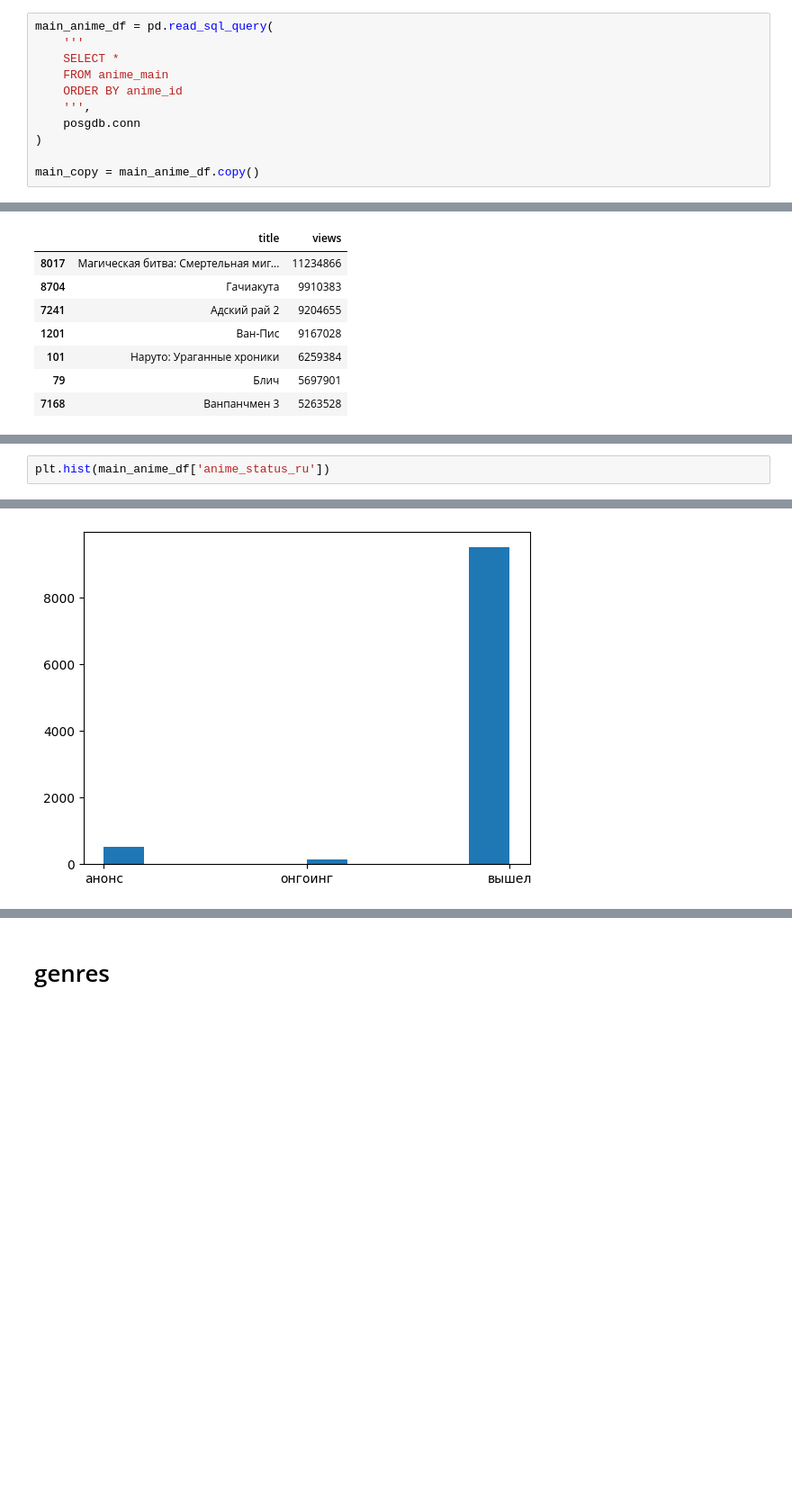
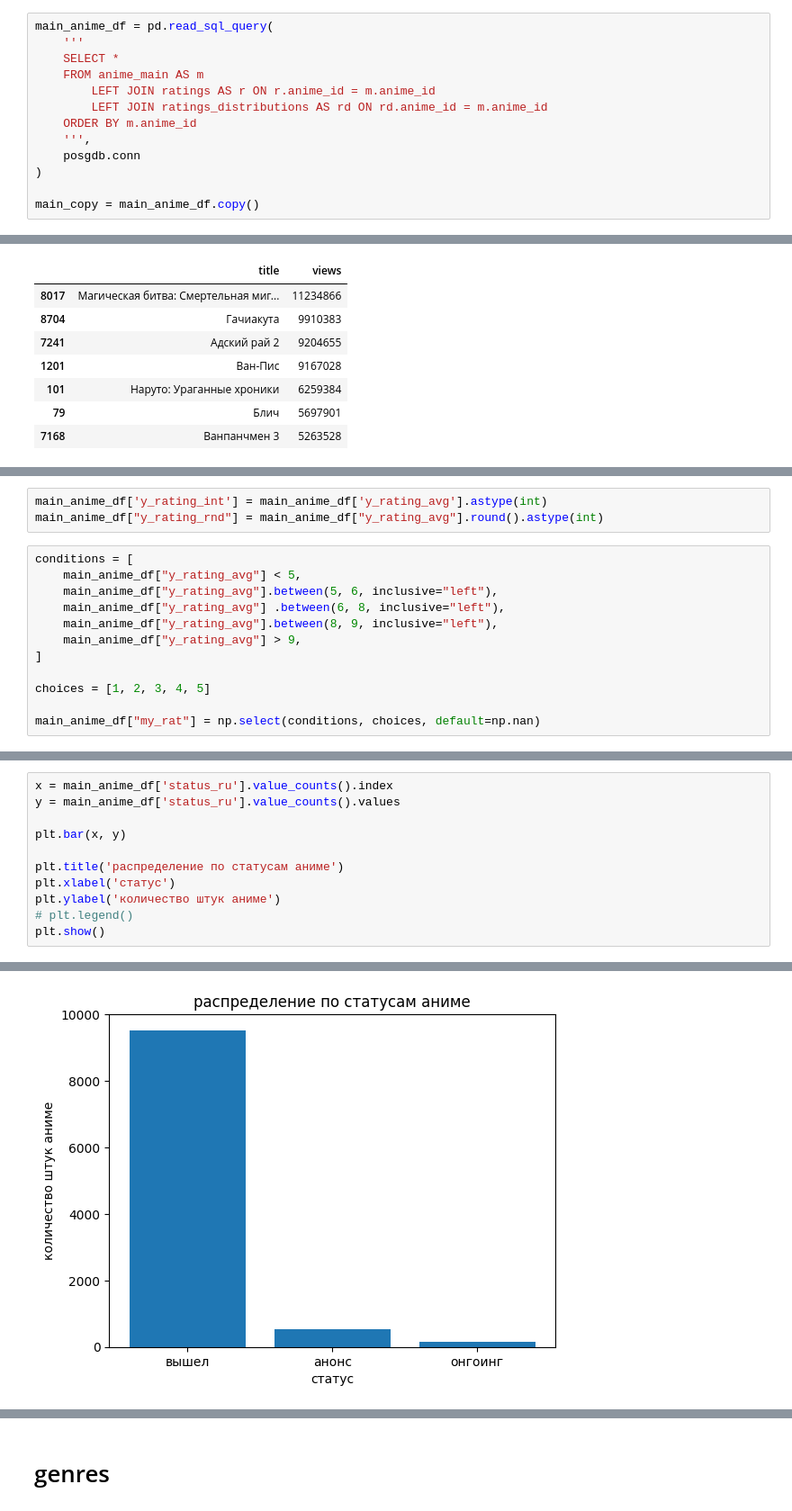
Before and after one commit to ArtemGusenkov/projects, a Jupyter notebook: DA/yummyani.me_analytics/data_analys.ipynb, the cells around one changed output, grey strips where cells are left out. Shown at 90% size. Saved outputs shown, nothing was run; the diff lists cells and outputs as text; blank space fills up the shorter version.

```diff
--- a/DA/yummyani.me_analytics/data_analys.ipynb
+++ b/DA/yummyani.me_analytics/data_analys.ipynb
@@ -16,8 +16,10 @@ posgdb = fy.PostgresDB(host, postgre_bd, user, psw)
 main_anime_df = pd.read_sql_query(
     '''
     SELECT *
-    FROM anime_main
-    ORDER BY anime_id
+    FROM anime_main AS m
+        LEFT JOIN ratings AS r ON r.anime_id = m.anime_id
+        LEFT JOIN ratings_distributions AS rd ON rd.anime_id = m.anime_id
+    ORDER BY m.anime_id
     ''',
     posgdb.conn
 )
@@ -206,0 +279,15 @@ main_anime_df[mask1][['title', 'views']].sort_values(by='views', ascending=False
+# %%
+main_anime_df['y_rating_int'] = main_anime_df['y_rating_avg'].astype(int)
+main_anime_df["y_rating_rnd"] = main_anime_df["y_rating_avg"].round().astype(int)
+# %%
+conditions = [
+    main_anime_df["y_rating_avg"] < 5,
+    main_anime_df["y_rating_avg"].between(5, 6, inclusive="left"),
+    main_anime_df["y_rating_avg"] .between(6, 8, inclusive="left"),
+    main_anime_df["y_rating_avg"].between(8, 9, inclusive="left"),
+    main_anime_df["y_rating_avg"] > 9,
+]
+
+choices = [1, 2, 3, 4, 5]
+
+main_anime_df["my_rat"] = np.select(conditions, choices, default=np.nan)
@@ -207,3 +384,12 @@ main_anime_df[mask1][['title', 'views']].sort_values(by='views', ascending=False
 # %%
-plt.hist(main_anime_df['anime_status_ru'])
+x = main_anime_df['status_ru'].value_counts().index
+y = main_anime_df['status_ru'].value_counts().values
+
+plt.bar(x, y)
+
+plt.title('распределение по статусам аниме')
+plt.xlabel('статус')
+plt.ylabel('количество штук аниме')
+# plt.legend()
+plt.show()
 # %% [output]
@@ -214 +396 @@ plt.hist(main_anime_df['anime_status_ru'])
-[figure, old version]
+[figure, new version]
```
Also changed, not shown: parts of 34 cells of this notebook, 1 other file.
